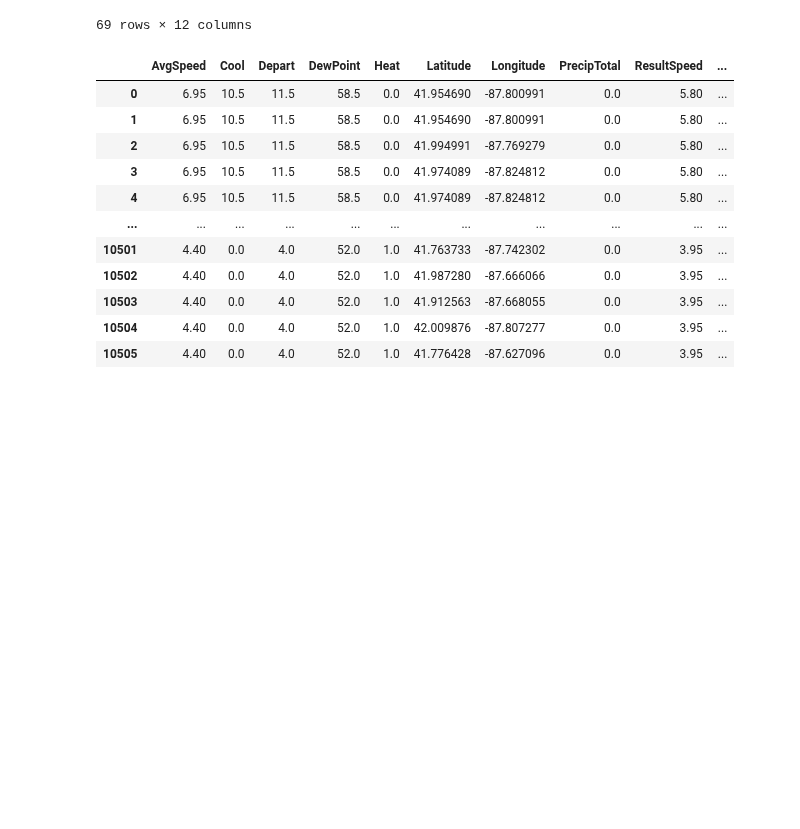
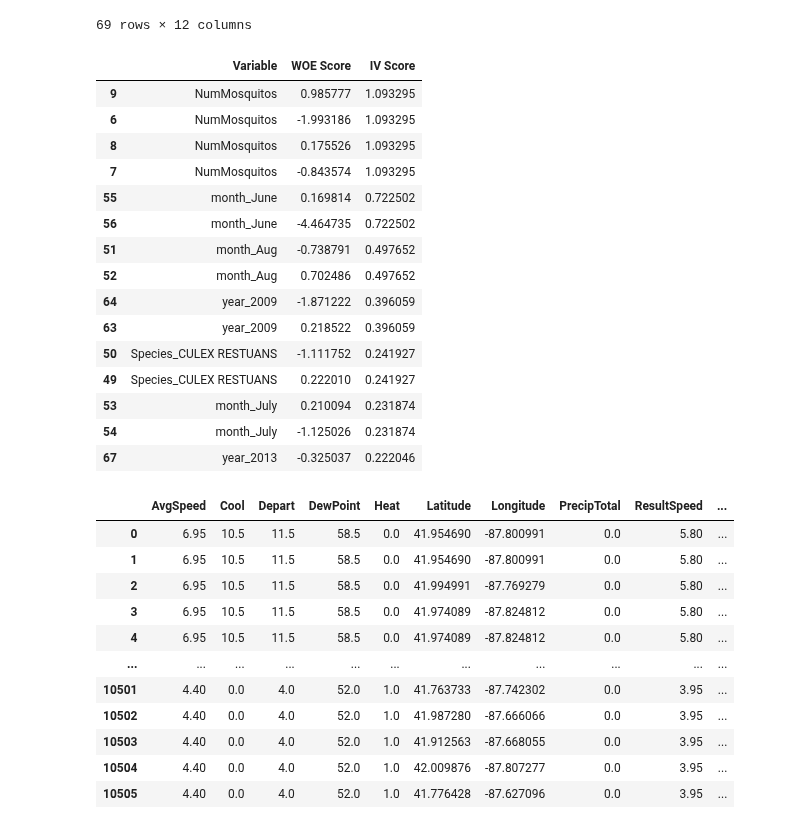
Before and after one commit to evanwmeeks/Springboard, a Jupyter notebook: Capstone 2/Capstone 2 - West Nile Virus Prediction.ipynb, the cells around one changed output. Drawn from its saved outputs; the diff is of its cells as text; code cells hidden in the pictures; blank space fills up the shorter version.

```diff
--- a/Capstone 2/Capstone 2 - West Nile Virus Prediction.ipynb
+++ b/Capstone 2/Capstone 2 - West Nile Virus Prediction.ipynb
@@ -610,3 +607,23 @@ final_iv
 | 67 | year_2013 | 0.000000 | 0.000000 | 8114 | 312 | 0.038452 | 7802 | 0.961548 | 0.566243 | ... |
 | 68 | year_2013 | 1.000000 | 1.000000 | 2392 | 239 | 0.099916 | 2153 | 0.900084 | 0.433757 | ... |
 69 rows × 12 columns
+# %%
+final_iv.rename(columns={"VAR_NAME":"Variable", "WOE":"WOE Score", "IV":"IV Score"}, inplace=True)
+final_iv[["Variable", "WOE Score", "IV Score"]].sort_values("IV Score", ascending = False).head(15)
+# %% [output]
+|  | Variable | WOE Score | IV Score |
+| 9 | NumMosquitos | 0.985777 | 1.093295 |
+| 6 | NumMosquitos | -1.993186 | 1.093295 |
+| 8 | NumMosquitos | 0.175526 | 1.093295 |
+| 7 | NumMosquitos | -0.843574 | 1.093295 |
+| 55 | month_June | 0.169814 | 0.722502 |
+| 56 | month_June | -4.464735 | 0.722502 |
+| 51 | month_Aug | -0.738791 | 0.497652 |
+| 52 | month_Aug | 0.702486 | 0.497652 |
+| 64 | year_2009 | -1.871222 | 0.396059 |
+| 63 | year_2009 | 0.218522 | 0.396059 |
+| 50 | Species_CULEX RESTUANS | -1.111752 | 0.241927 |
+| 49 | Species_CULEX RESTUANS | 0.222010 | 0.241927 |
+| 53 | month_July | 0.210094 | 0.231874 |
+| 54 | month_July | -1.125026 | 0.231874 |
+| 67 | year_2013 | -0.325037 | 0.222046 |
```
Also changed, not shown: parts of 10 cells of this notebook, 12 other files.
